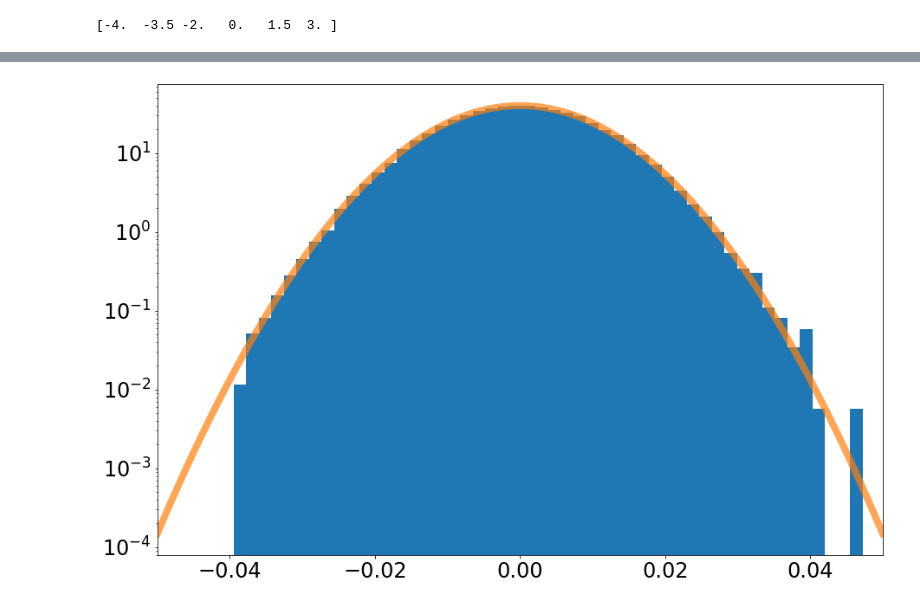
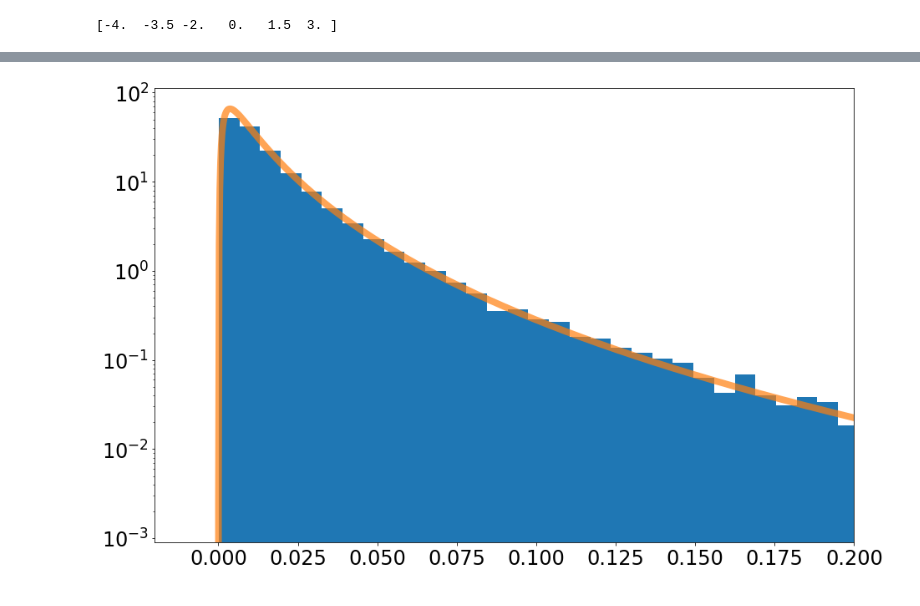
Before and after one commit to BrenJo/Phys-434, a Jupyter notebook: Lab_1.ipynb, the cells around one changed output, grey strips where cells are left out. Saved outputs shown, nothing was run; the diff lists cells and outputs as text; code cells hidden in the pictures.

```diff
--- a/Lab_1.ipynb
+++ b/Lab_1.ipynb
@@ -39,11 +39,11 @@ plt.show()
 # %%
 fig, ax = plt.subplots(1, 1)
-ax.hist(d, 50, density=True)
+ax.hist(d, 100, density=True)
 plt.yscale('log')
 plt.tick_params(labelsize = 24)
-plt.xlim([-0.05, 0.05])
-x = np.linspace(-0.05, 0.05, 1000)
-ax.plot(x, stats.norm.pdf(x, loc = 0, scale = 0.01), linewidth = 8, alpha = 0.7)
+plt.xlim([-0.02, 0.2])
+x = np.linspace(-0.02, 0.2, 1000)
+ax.plot(x, stats.lognorm.pdf(x, s, loc = 0, scale = 0.01), linewidth = 8, alpha = 0.7)
 plt.show()
 # %% [output]
-[figure, old version]
+[figure, new version]
```
Also changed, not shown: parts of 7 cells of this notebook.
